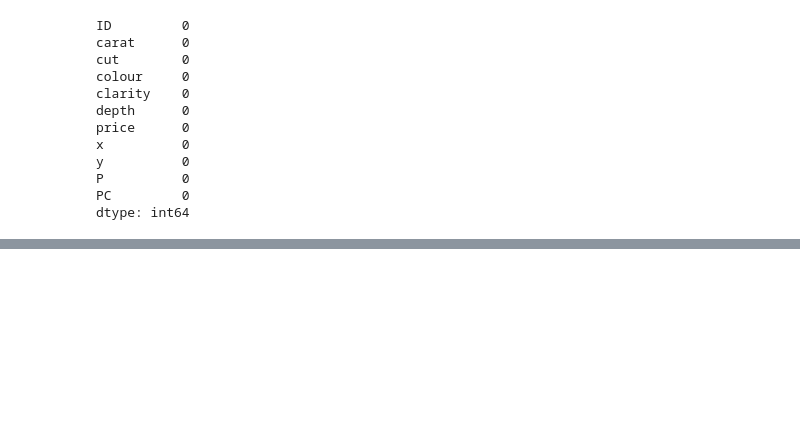
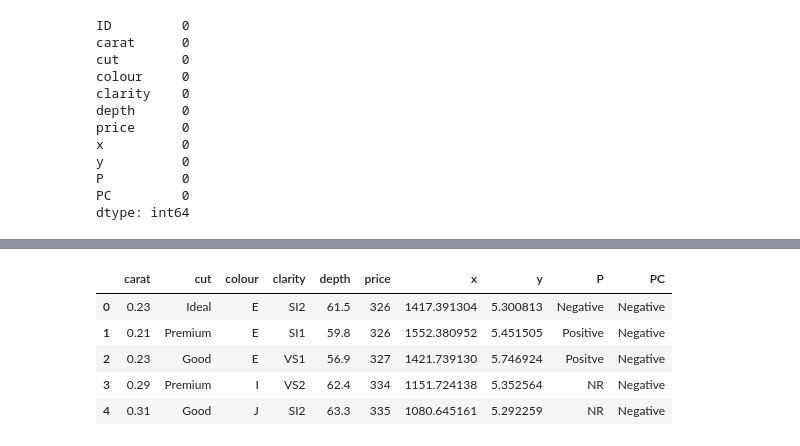
Before and after one commit to kent-debug/predictive-modelling, a Jupyter notebook: Predictive_models.ipynb, the cells around one changed output, grey strips where cells are left out. Saved outputs shown, nothing was run; the diff lists cells and outputs as text; code cells hidden in the pictures; blank space fills up the shorter version.

```diff
--- a/Predictive_models.ipynb
+++ b/Predictive_models.ipynb
@@ -109,0 +119,10 @@ import seaborn as sns
+# %%
+club33 = club22.drop(columns=['ID'])
+club33.head()
+# %% [output]
+|  | carat | cut | colour | clarity | depth | price | x | y | P | PC |
+| 0 | 0.23 | Ideal | E | SI2 | 61.5 | 326 | 1417.391304 | 5.300813 | Negative | Negative |
+| 1 | 0.21 | Premium | E | SI1 | 59.8 | 326 | 1552.380952 | 5.451505 | Positive | Negative |
+| 2 | 0.23 | Good | E | VS1 | 56.9 | 327 | 1421.739130 | 5.746924 | Positve | Negative |
+| 3 | 0.29 | Premium | I | VS2 | 62.4 | 334 | 1151.724138 | 5.352564 | NR | Negative |
+| 4 | 0.31 | Good | J | SI2 | 63.3 | 335 | 1080.645161 | 5.292259 | NR | Negative |
```
Also changed, not shown: parts of 4 cells of this notebook.
